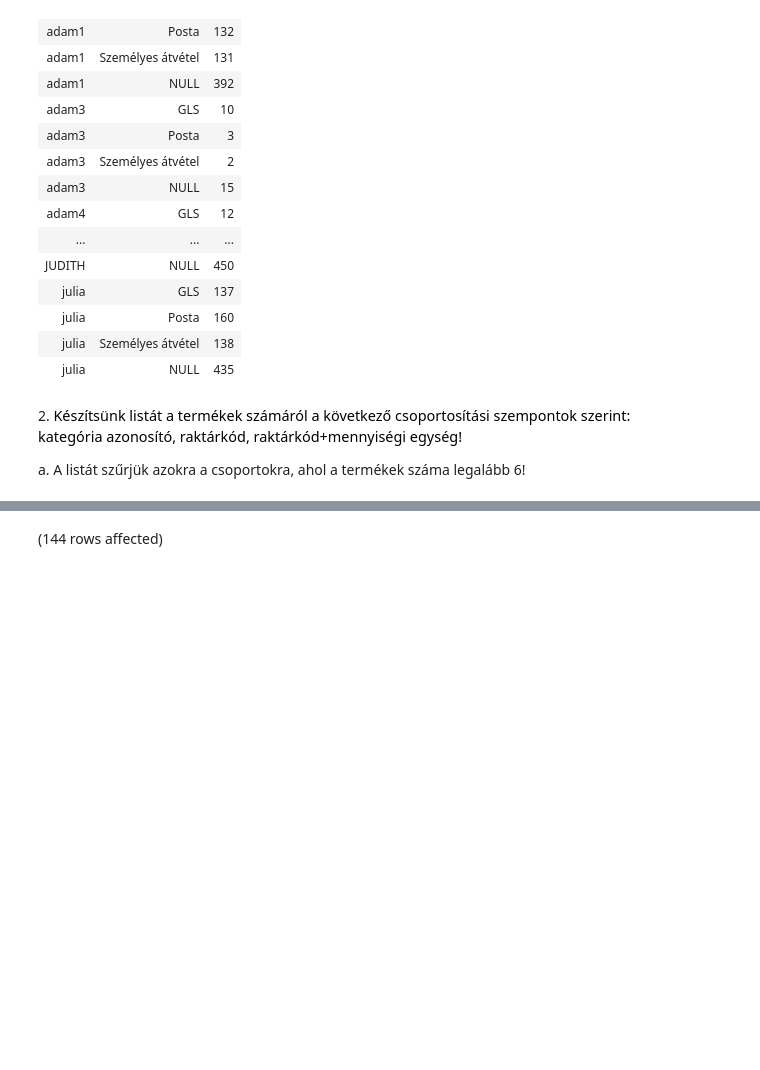
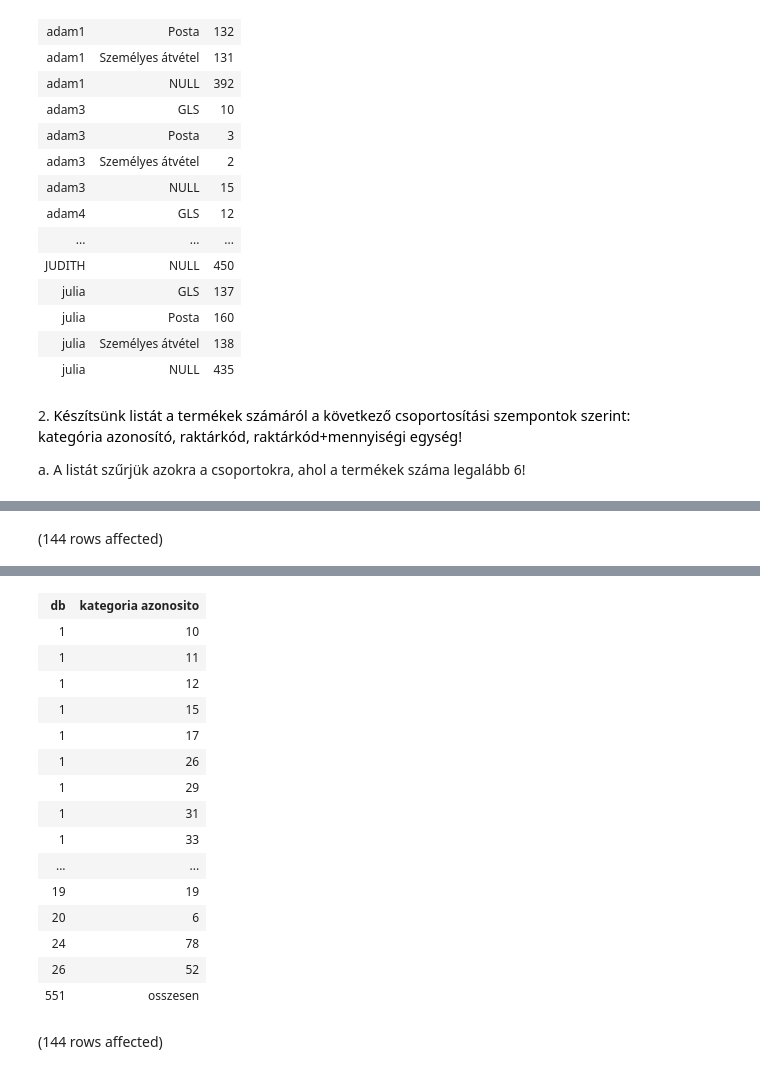
Before and after one commit to KedvesAnita/Adat, a Jupyter notebook: gyakorlat04_feladatok.ipynb, the cells around one changed output, grey strips where cells are left out. Saved outputs shown, nothing was run; the diff lists cells and outputs as text; code cells hidden in the pictures; blank space fills up the shorter version.

```diff
--- a/gyakorlat04_feladatok.ipynb
+++ b/gyakorlat04_feladatok.ipynb
@@ -66,3 +113,10 @@ a. Elég megjeleníteni a kategóriák azonosítóit és a darabszámokat!
 
 
 ![](https://moodle.uni-corvinus.hu/theme/image.php/adaptable/atto_h5p/1709548862/icon)
+# %%
+select count(*) as 'db', iif(grouping(KAT_ID)=1 ,'osszesen', cast(kat_id as varchar)) as 'kategoria azonosito'
+from Termek
+group by rollup (kat_id)
+order by 1 asc
+# %% [output]
+(144 rows affected)
@@ -69,3 +124,19 @@ a. Elég megjeleníteni a kategóriák azonosítóit és a darabszámokat!
+| db | kategoria azonosito |
+| 1 | 10 |
+| 1 | 11 |
+| 1 | 12 |
+| 1 | 15 |
+| 1 | 17 |
+| 1 | 26 |
+| 1 | 29 |
+| 1 | 31 |
+| 1 | 33 |
+| ... | ... |
+| 19 | 19 |
+| 20 | 6 |
+| 24 | 78 |
+| 26 | 52 |
+| 551 | osszesen |
 # %%
 select IIF(GROUPING_ID(KAT_ID)=1, 'Összesen',CAST(KAT_ID as nvarchar(5))) as 'Kategória azonosító', --0 es 1 erteket vehet fel hiszen rollupban csak egy szempont alapjan van a csoportositas
 COUNT(TERMEKKOD) AS 'DB'
```
Also changed, not shown: parts of 6 cells of this notebook, 1 other file.
